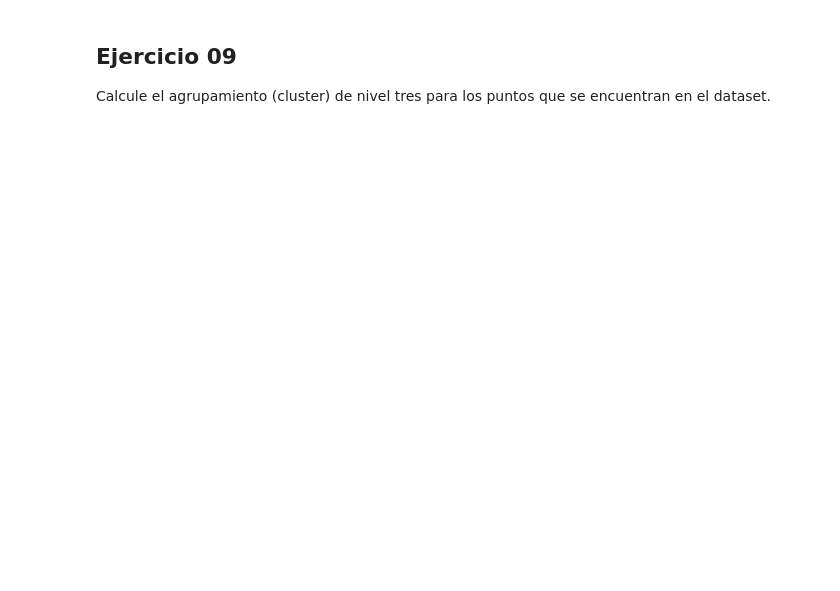
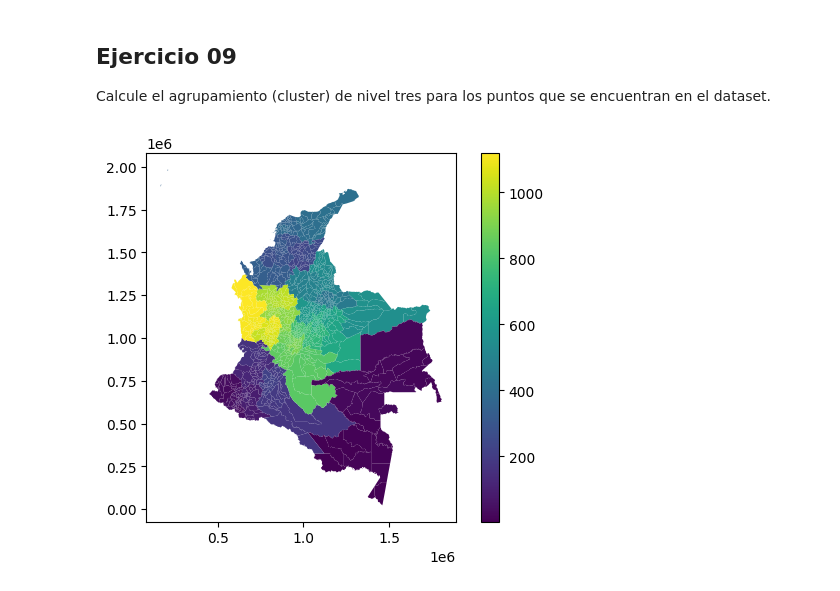
Before and after one commit to BluessyJazz/Programacion-Para-Ingenieria_2024-1, a Jupyter notebook: SI05 GeoPandas SciPy/BEDOYAa_SI05_v20240516.ipynb, the cells around one changed output. Cells and saved outputs as stored; diff of their text form; code cells hidden in the pictures; blank space fills up the shorter version.

```diff
--- a/SI05 GeoPandas SciPy/BEDOYAa_SI05_v20240516.ipynb
+++ b/SI05 GeoPandas SciPy/BEDOYAa_SI05_v20240516.ipynb
@@ -571,0 +641,33 @@ Calcule el agrupamiento (cluster) de nivel tres para los puntos que se encuentra
+# %%
+from scipy.cluster.hierarchy import linkage, fcluster
+from scipy.spatial.distance import pdist
+
+# Extraer los centroides de los polígonos de los municipios en UTM
+centroides = mun_col_crs.geometry.centroid
+
+# Extrae las coordenadas x e y de los puntos
+coords = np.column_stack((centroides.x, centroides.y))
+
+# Calculamos la matriz de distancias
+dist_matrix = pdist(coords)
+
+# Generamos la matriz de enlaces utilizando el método 'ward'
+Z = linkage(dist_matrix, 'ward')
+
+# Creamos los clusters utilizando un umbral de distancia
+max_d = 3
+clusters = fcluster(Z, max_d, criterion='distance')
+
+# Añadimos las etiquetas de los clusters al GeoDataFrame
+mun_col_crs['cluster'] = clusters
+
+# Creamos una figura y un eje
+fig, ax = plt.subplots()
+
+# Graficamos los clusters
+mun_col_crs.plot(column='cluster', ax=ax, legend=True, cmap='viridis')
+
+# Mostramos la gráfica
+plt.show()
+# %% [output]
+[figure, added]
```
Also changed, not shown: parts of 7 cells of this notebook.
